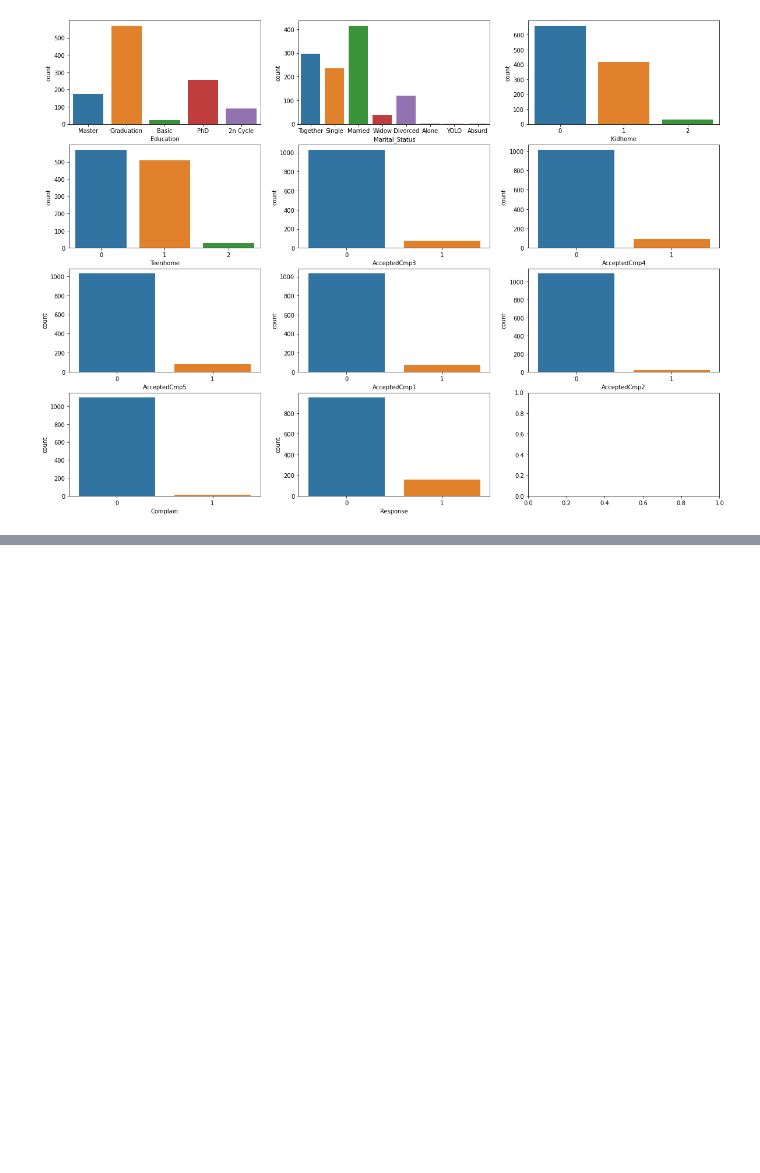
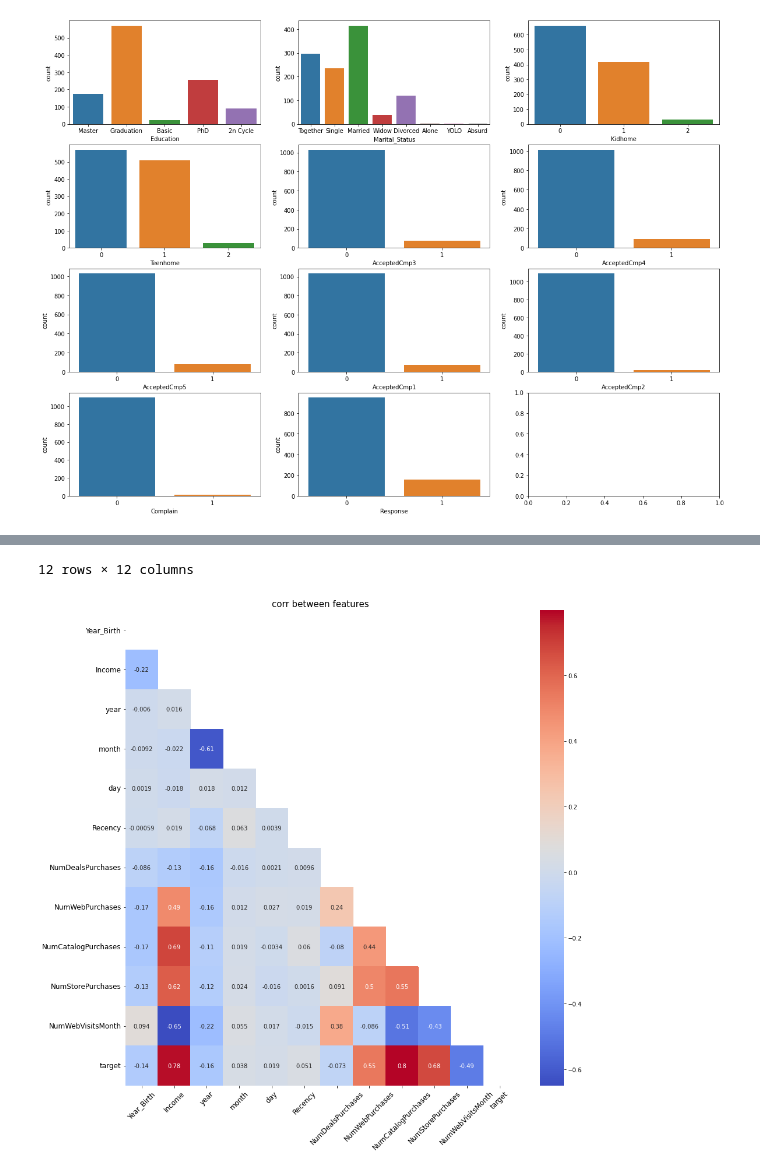
Before and after one commit to cheymingyu/Dacon_basic, a Jupyter notebook: consumption prediction/Consumer_EDA.ipynb, the cells around one changed output, grey strips where cells are left out. Saved outputs shown, nothing was run; the diff lists cells and outputs as text; code cells hidden in the pictures; blank space fills up the shorter version.

```diff
--- a/consumption prediction/Consumer_EDA.ipynb
+++ b/consumption prediction/Consumer_EDA.ipynb
@@ -116,0 +223,19 @@ plt.show()
+# %%
+quantitative.append('target')
+# %%
+def corr_heat(df):
+  plt.figure(figsize=(15, 15))
+
+  corr_df = df.corr()
+  display(corr_df)
+
+  mask = np.zeros_like(corr_df)
+  mask[np.triu_indices_from(mask)] = 1
+  heat_map = sns.heatmap(corr_df, annot=True, mask=mask, cmap='coolwarm')
+  heat_map.set_xticklabels(heat_map.get_xticklabels(), fontsize=12, rotation=45)
+  heat_map.set_yticklabels(heat_map.get_yticklabels(), fontsize=12)
+  plt.title('corr between features', fontsize=15)
+  plt.show()
+
+corr_heat(train[quantitative])
+# %% [output]
@@ -116,0 +254,2 @@ plt.show()
+12 rows × 12 columns
+[figure, added]
```
Also changed, not shown: parts of 9 cells of this notebook.
